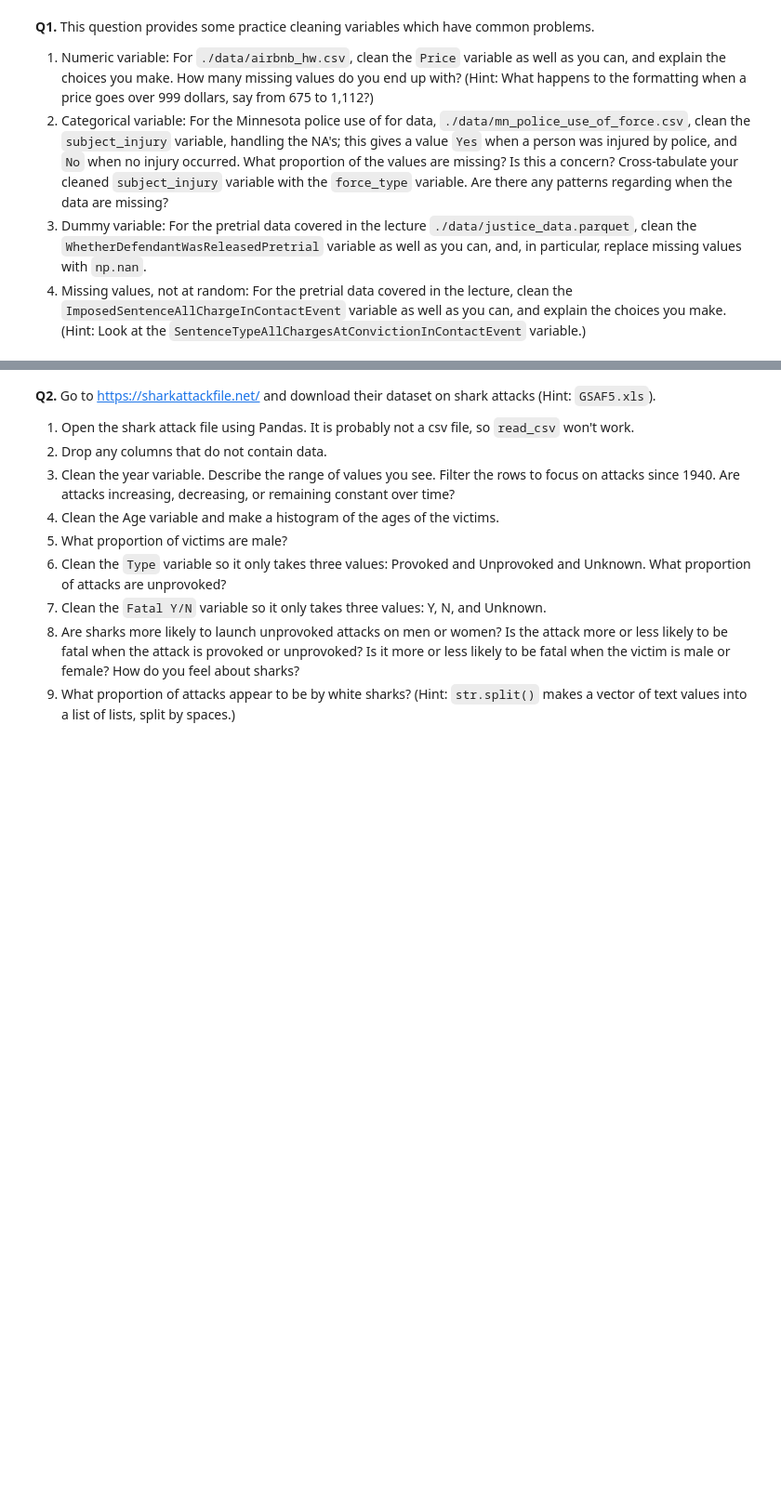
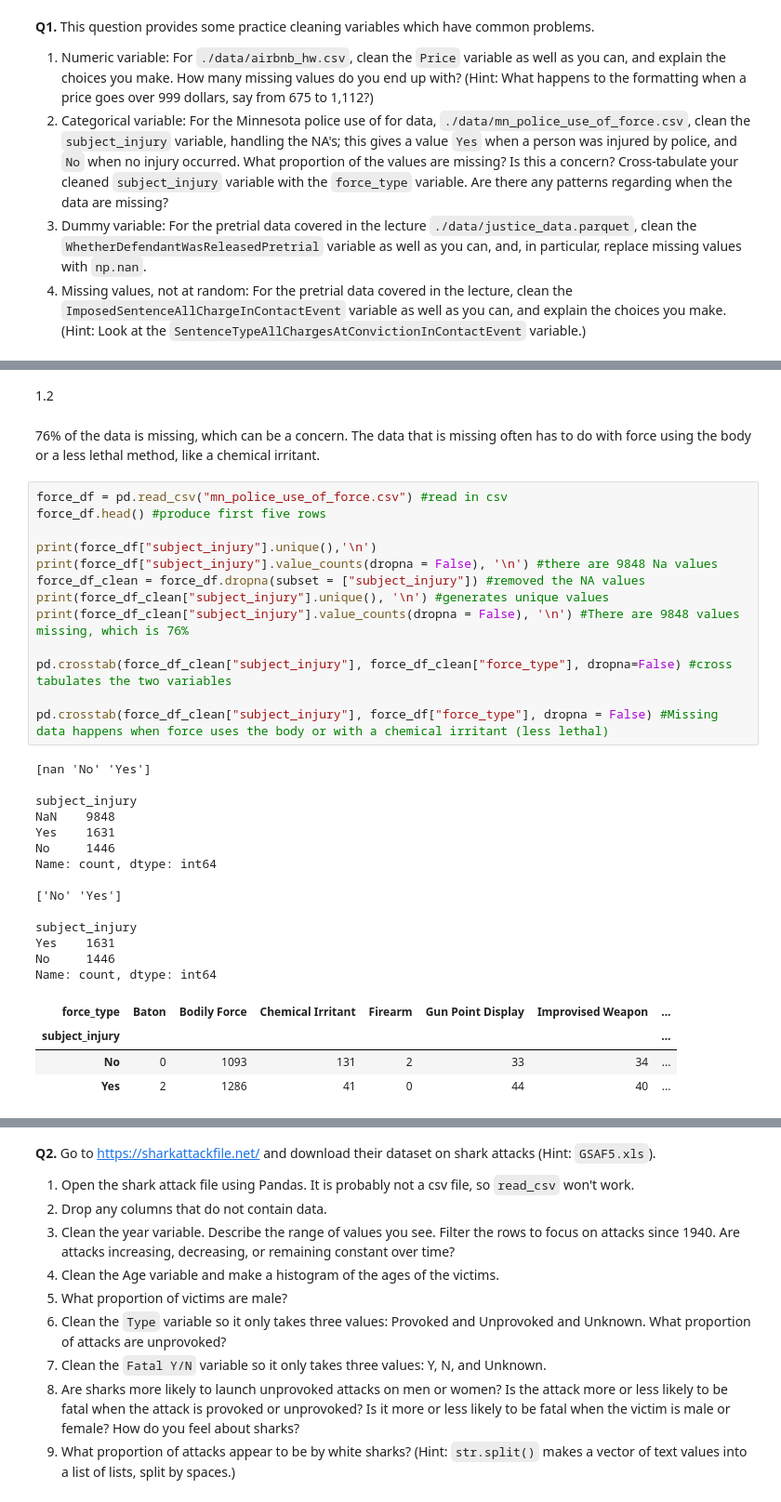
Before and after one commit to mchen899923/wrangling_assignment, a Jupyter notebook: assignment.ipynb, the cells around one changed output, grey strips where cells are left out. Shown: that part at 93% size. Drawn from its saved outputs; the diff is of its cells as text; blank space fills up the shorter version.

```diff
--- a/assignment.ipynb
+++ b/assignment.ipynb
@@ -11,0 +56,36 @@
+# %% [markdown]
+1.2
+# %% [markdown]
+76% of the data is missing, which can be a concern. The data that is missing often has to do with force using the body or a less lethal method, like a chemical irritant.
+# %%
+force_df = pd.read_csv("mn_police_use_of_force.csv") #read in csv
+force_df.head() #produce first five rows
+
+print(force_df["subject_injury"].unique(),'\n')
+print(force_df["subject_injury"].value_counts(dropna = False), '\n') #there are 9848 Na values
+force_df_clean = force_df.dropna(subset = ["subject_injury"]) #removed the NA values
+print(force_df_clean["subject_injury"].unique(), '\n') #generates unique values
+print(force_df_clean["subject_injury"].value_counts(dropna = False), '\n') #There are 9848 values missing, which is 76%
+
+pd.crosstab(force_df_clean["subject_injury"], force_df_clean["force_type"], dropna=False) #cross tabulates the two variables
+
+pd.crosstab(force_df_clean["subject_injury"], force_df["force_type"], dropna = False) #Missing data happens when force uses the body or with a chemical irritant (less lethal)
+# %% [output]
+[nan 'No' 'Yes']
+
+subject_injury
+NaN    9848
+Yes    1631
+No     1446
+Name: count, dtype: int64
+
+['No' 'Yes']
+
+subject_injury
+Yes    1631
+No     1446
+Name: count, dtype: int64
+| force_type | Baton | Bodily Force | Chemical Irritant | Firearm | Gun Point Display | Improvised Weapon | ... |
+| subject_injury |  |  |  |  |  |  | ... |
+| No | 0 | 1093 | 131 | 2 | 33 | 34 | ... |
+| Yes | 2 | 1286 | 41 | 0 | 44 | 40 | ... |
```
Also changed, not shown: parts of 12 cells of this notebook.
